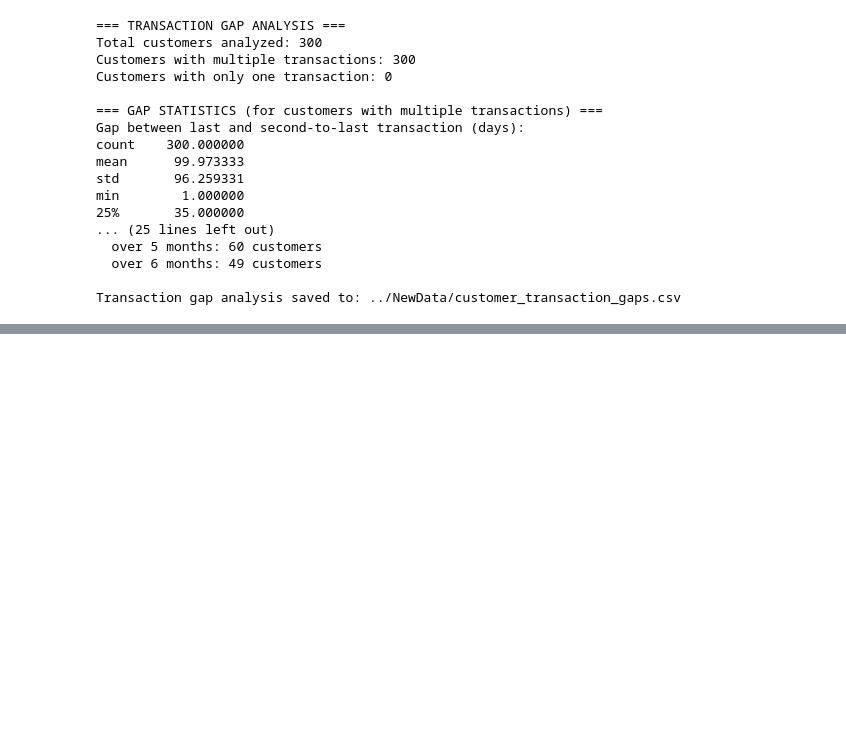
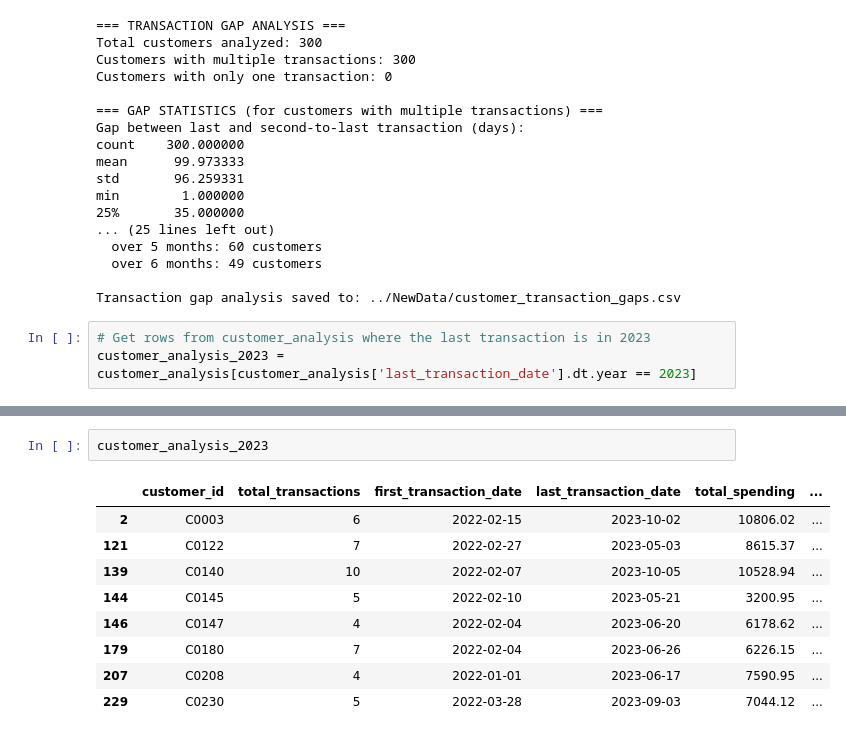
Before and after one commit to SalmanAlfarisi5/Capstone, a Jupyter notebook: Prob1 EDA/Transaction_EDA.ipynb, the cells around one changed output, grey strips where cells are left out. Saved outputs shown, nothing was run; the diff lists cells and outputs as text; blank space fills up the shorter version.

```diff
--- a/Prob1 EDA/Transaction_EDA.ipynb
+++ b/Prob1 EDA/Transaction_EDA.ipynb
@@ -267,3 +267,6 @@ min        1.000000
   over 6 months: 49 customers
 
 Transaction gap analysis saved to: ../NewData/customer_transaction_gaps.csv
+# %%
+# Get rows from customer_analysis where the last transaction is in 2023
+customer_analysis_2023 = customer_analysis[customer_analysis['last_transaction_date'].dt.year == 2023]
@@ -269,0 +445,12 @@ Transaction gap analysis saved to: ../NewData/customer_transaction_gaps.csv
+# %%
+customer_analysis_2023
+# %% [output]
+|  | customer_id | total_transactions | first_transaction_date | last_transaction_date | total_spending | ... |
+| 2 | C0003 | 6 | 2022-02-15 | 2023-10-02 | 10806.02 | ... |
+| 121 | C0122 | 7 | 2022-02-27 | 2023-05-03 | 8615.37 | ... |
+| 139 | C0140 | 10 | 2022-02-07 | 2023-10-05 | 10528.94 | ... |
+| 144 | C0145 | 5 | 2022-02-10 | 2023-05-21 | 3200.95 | ... |
+| 146 | C0147 | 4 | 2022-02-04 | 2023-06-20 | 6178.62 | ... |
+| 179 | C0180 | 7 | 2022-02-04 | 2023-06-26 | 6226.15 | ... |
+| 207 | C0208 | 4 | 2022-01-01 | 2023-06-17 | 7590.95 | ... |
+| 229 | C0230 | 5 | 2022-03-28 | 2023-09-03 | 7044.12 | ... |
```
Also changed, not shown: parts of 1 cell of this notebook, 12 other files.
